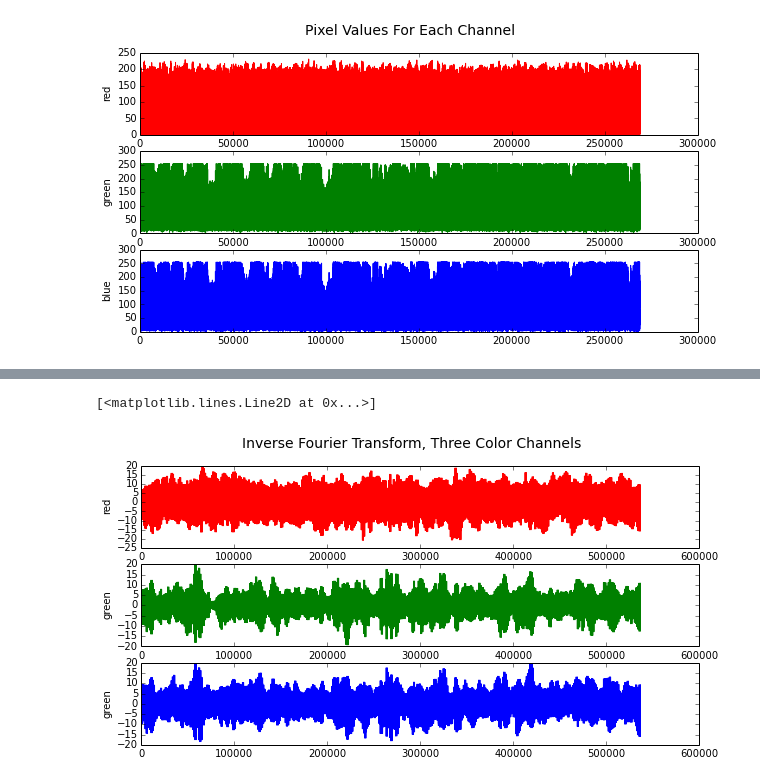
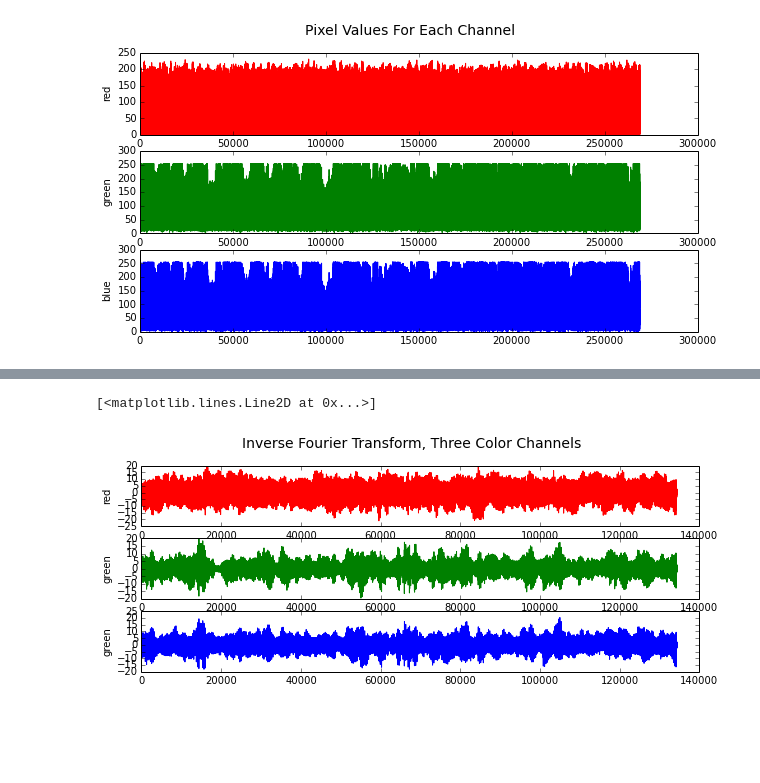
Before and after one commit to kamindustries/mat201a, a Jupyter notebook: hw3/hw3.ipynb, the cells around one changed output, grey strips where cells are left out. Drawn from its saved outputs; the diff is of its cells as text; code cells hidden in the pictures; blank space fills up the shorter version.

Commit message:
added windowing

```diff
--- a/hw3/hw3.ipynb
+++ b/hw3/hw3.ipynb
@@ -80,7 +81,7 @@ window_list = arange(0, len(image_array[0]), window_length);
 
 window = image_array[0][start : start + window_length]; #read red values from the first 640 pixels
 X = fft.irfft(window);
-X = X[:]
+X = X[1:window_length] # skip DC offset (?) and tossing out mirrored ifft results
 
 plot(X)
 print 'Max: {0}, Min: {1}'.format(max(X),min(X))
@@ -90,34 +127,41 @@ Max: 42.6838810642, Min: -7.8195938957
 # %%
-# Loop through each color channel from before and do an IFT on the pixel values,
+# Loop through each color channel from earlier and do an IFT on the pixel values,
 # appending the results to a new array
 
 ifft_array = [];
+hop_size = int(width*.5);  # hop size is half the sample
+total_size = height*hop_size;  # size of empty array, due to hop size it will be number of rows * hop size instead of columns
 
 for i, each_color in enumerate(image_array):
-    color_channel = [];
+    color_channel = [0] * total_size;
     window_length = width;
     window_list = arange(0, len(image_array[i]), window_length);
 
-    for each_row in window_list:
+    for j, each_row in enumerate(window_list):
         window = image_array[i][each_row : each_row + window_length];
-        X = fft.irfft(window);
-        X = X[1:]  # skip the first sample, it is always super high. Is this DC offset?
-        color_channel = concatenate([color_channel, X]);
+        X = fft.irfft(window[0:window_length]);
+        X = X[1:window_length]  # skip the first sample, it is always super high. Is this DC offset?
 
-    ifft_array.append(color_channel);
+        # do the windowing!
+        temp_array = [0] * height*hop_size;
+        temp_array[:window_size-1] += X[:window_size];
+        temp_array = roll(temp_array, j*hop_size);
+        color_channel += temp_array;
+
+    ifft_array.append(color_channel[:total_size]); # cut off 0's at the end and append color signal to ifft array
 
 # Plot the results
 suptitle('Inverse Fourier Transform, Three Color Channels', fontsize=14)
-subplot(311)
+subplot(411)
 ylabel('red')
 plot(ifft_array[0], color='r')
-subplot(312)
+subplot(412)
 ylabel('green')
 plot(ifft_array[1], color='g')
-subplot(313)
+subplot(413)
 ylabel('green')
 plot(ifft_array[2], color='b')
 # %% [output]
 [<matplotlib.lines.Line2D at 0x...>]
-[figure, old version]
+[figure, new version]
 # %%
```
Also changed, not shown: parts of 5 cells of this notebook.
